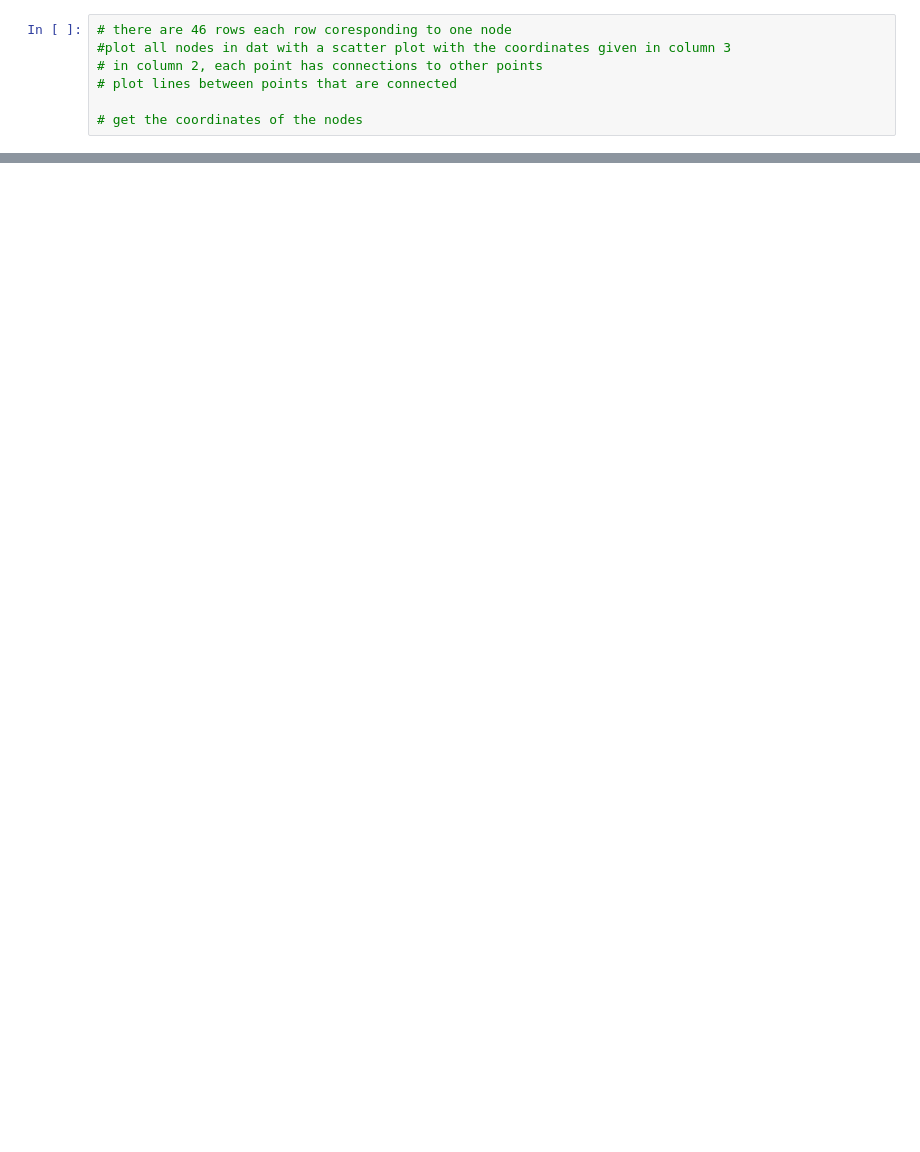
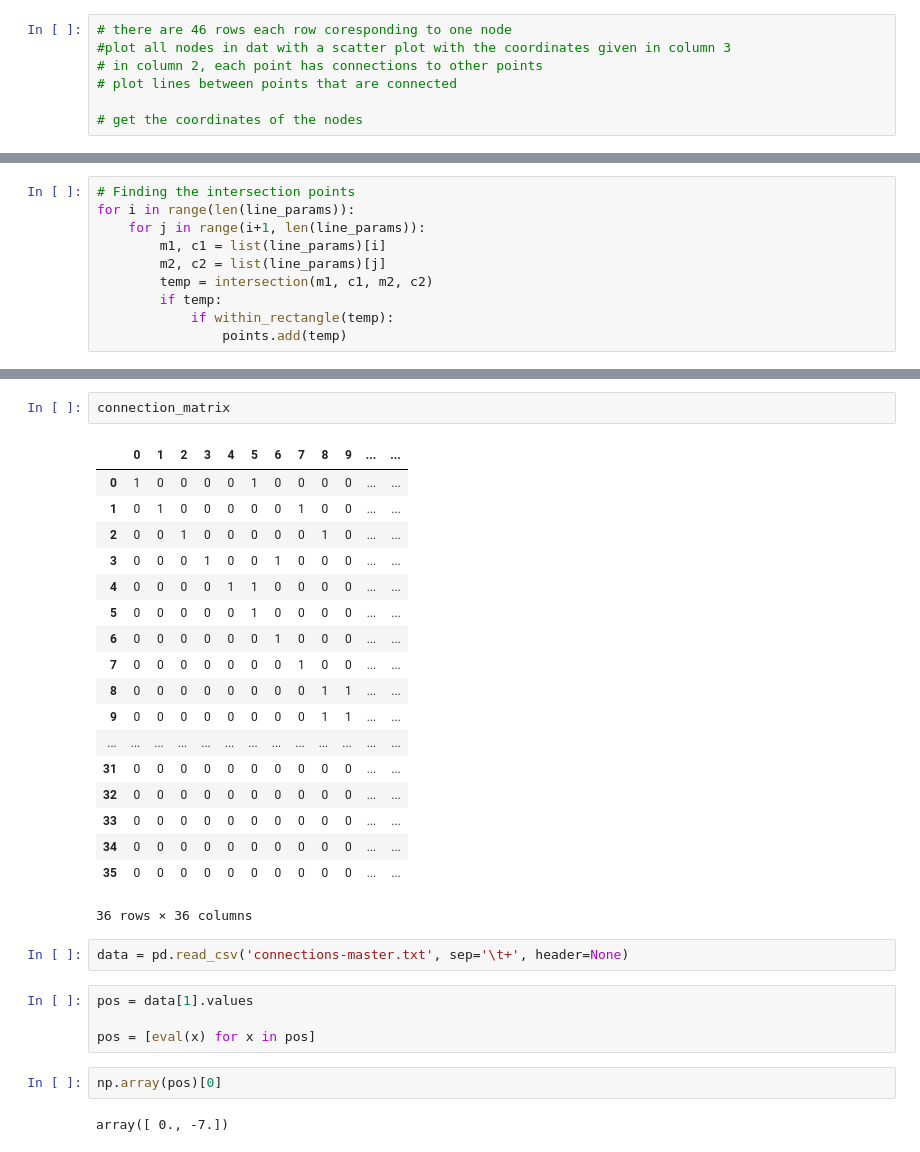
Before and after one commit to DarkWake9/p_checkers, a Jupyter notebook: parts.ipynb, the cells around one changed output, grey strips where cells are left out. Drawn from its saved outputs; the diff is of its cells as text; blank space fills up the shorter version.

```diff
--- a/parts.ipynb
+++ b/parts.ipynb
@@ -256,0 +173,10 @@ mid_quarter_lines
+# %%
+# Finding the intersection points
+for i in range(len(line_params)):
+    for j in range(i+1, len(line_params)):
+        m1, c1 = list(line_params)[i]
+        m2, c2 = list(line_params)[j]
+        temp = intersection(m1, c1, m2, c2)
+        if temp:
+            if within_rectangle(temp):
+                points.add(temp)
@@ -256,0 +298,31 @@ mid_quarter_lines
+# %%
+connection_matrix
+# %% [output]
+|  | 0 | 1 | 2 | 3 | 4 | 5 | 6 | 7 | 8 | 9 | ... | ... |
+| 0 | 1 | 0 | 0 | 0 | 0 | 1 | 0 | 0 | 0 | 0 | ... | ... |
+| 1 | 0 | 1 | 0 | 0 | 0 | 0 | 0 | 1 | 0 | 0 | ... | ... |
+| 2 | 0 | 0 | 1 | 0 | 0 | 0 | 0 | 0 | 1 | 0 | ... | ... |
+| 3 | 0 | 0 | 0 | 1 | 0 | 0 | 1 | 0 | 0 | 0 | ... | ... |
+| 4 | 0 | 0 | 0 | 0 | 1 | 1 | 0 | 0 | 0 | 0 | ... | ... |
+| 5 | 0 | 0 | 0 | 0 | 0 | 1 | 0 | 0 | 0 | 0 | ... | ... |
+| 6 | 0 | 0 | 0 | 0 | 0 | 0 | 1 | 0 | 0 | 0 | ... | ... |
+| 7 | 0 | 0 | 0 | 0 | 0 | 0 | 0 | 1 | 0 | 0 | ... | ... |
+| 8 | 0 | 0 | 0 | 0 | 0 | 0 | 0 | 0 | 1 | 1 | ... | ... |
+| 9 | 0 | 0 | 0 | 0 | 0 | 0 | 0 | 0 | 1 | 1 | ... | ... |
+| ... | ... | ... | ... | ... | ... | ... | ... | ... | ... | ... | ... | ... |
+| 31 | 0 | 0 | 0 | 0 | 0 | 0 | 0 | 0 | 0 | 0 | ... | ... |
+| 32 | 0 | 0 | 0 | 0 | 0 | 0 | 0 | 0 | 0 | 0 | ... | ... |
+| 33 | 0 | 0 | 0 | 0 | 0 | 0 | 0 | 0 | 0 | 0 | ... | ... |
+| 34 | 0 | 0 | 0 | 0 | 0 | 0 | 0 | 0 | 0 | 0 | ... | ... |
+| 35 | 0 | 0 | 0 | 0 | 0 | 0 | 0 | 0 | 0 | 0 | ... | ... |
+36 rows × 36 columns
+# %%
+data = pd.read_csv('connections-master.txt', sep='\t+', header=None)
+# %%
+pos = data[1].values
+
+pos = [eval(x) for x in pos]
+# %%
+np.array(pos)[0]
+# %% [output]
+array([ 0., -7.])
```
Also changed, not shown: parts of 18 cells of this notebook, 5 other files.
